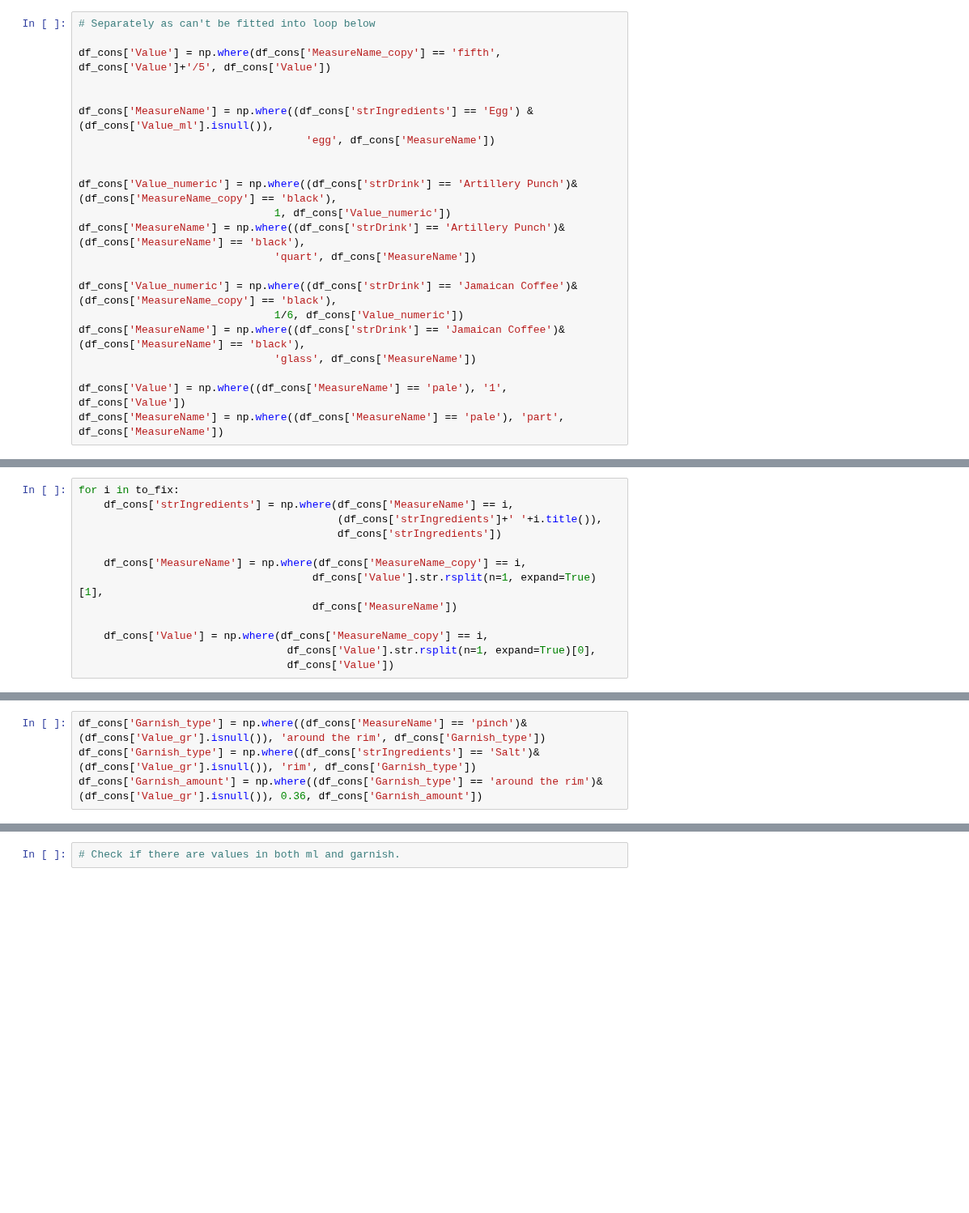
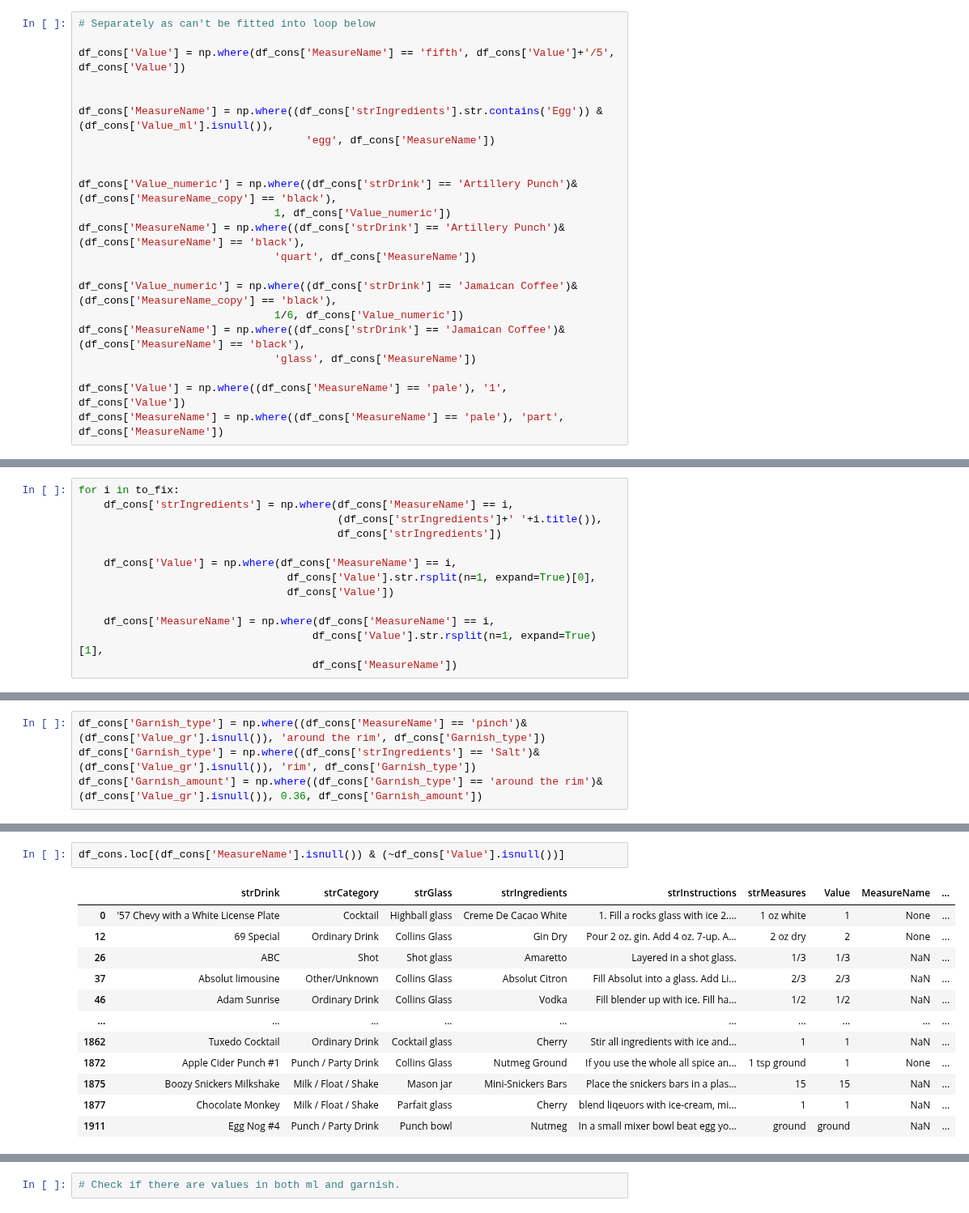
Before and after one commit to SvetlanaGruzdeva/AI-Mixologist-Project, a Jupyter notebook: data_cleaning_measures.ipynb, the cells around one changed output, grey strips where cells are left out. Shown at 81% size. Saved outputs shown, nothing was run; the diff lists cells and outputs as text; blank space fills up the shorter version.

```diff
--- a/data_cleaning_measures.ipynb
+++ b/data_cleaning_measures.ipynb
@@ -160,10 +173,10 @@ array(['white', 'oz', 'shot', 'bacardi', nan, 'dry', 'part', 'jigger',
 # %%
 # Separately as can't be fitted into loop below
 
-df_cons['Value'] = np.where(df_cons['MeasureName_copy'] == 'fifth', df_cons['Value']+'/5', df_cons['Value'])
+df_cons['Value'] = np.where(df_cons['MeasureName'] == 'fifth', df_cons['Value']+'/5', df_cons['Value'])
 
 
-df_cons['MeasureName'] = np.where((df_cons['strIngredients'] == 'Egg') & (df_cons['Value_ml'].isnull()),
+df_cons['MeasureName'] = np.where((df_cons['strIngredients'].str.contains('Egg')) & (df_cons['Value_ml'].isnull()),
                                     'egg', df_cons['MeasureName'])
 
 
@@ -191,13 +204,13 @@ for i in to_fix:
                                          (df_cons['strIngredients']+' '+i.title()),
                                          df_cons['strIngredients'])
 
-    df_cons['MeasureName'] = np.where(df_cons['MeasureName_copy'] == i,
+    df_cons['Value'] = np.where(df_cons['MeasureName'] == i,
+                                 df_cons['Value'].str.rsplit(n=1, expand=True)[0],
+                                 df_cons['Value'])
+
+    df_cons['MeasureName'] = np.where(df_cons['MeasureName'] == i,
                                      df_cons['Value'].str.rsplit(n=1, expand=True)[1],
                                      df_cons['MeasureName'])
-
-    df_cons['Value'] = np.where(df_cons['MeasureName_copy'] == i,
-                                 df_cons['Value'].str.rsplit(n=1, expand=True)[0],
-                                 df_cons['Value'])
 # %%
 # Separately as we don't need to add key-words to ingredient's name
 
@@ -798,0 +814,15 @@ array([nan, None], dtype=object)
+# %%
+df_cons.loc[(df_cons['MeasureName'].isnull()) & (~df_cons['Value'].isnull())]
+# %% [output]
+|  | strDrink | strCategory | strGlass | strIngredients | strInstructions | strMeasures | Value | MeasureName | ... |
+| 0 | '57 Chevy with a White License Plate | Cocktail | Highball glass | Creme De Cacao White | 1. Fill a rocks glass with ice 2.... | 1 oz white | 1 | None | ... |
+| 12 | 69 Special | Ordinary Drink | Collins Glass | Gin Dry | Pour 2 oz. gin. Add 4 oz. 7-up. A... | 2 oz dry | 2 | None | ... |
+| 26 | ABC | Shot | Shot glass | Amaretto | Layered in a shot glass. | 1/3 | 1/3 | NaN | ... |
+| 37 | Absolut limousine | Other/Unknown | Collins Glass | Absolut Citron | Fill Absolut into a glass. Add Li... | 2/3 | 2/3 | NaN | ... |
+| 46 | Adam Sunrise | Ordinary Drink | Collins Glass | Vodka | Fill blender up with ice. Fill ha... | 1/2 | 1/2 | NaN | ... |
+| ... | ... | ... | ... | ... | ... | ... | ... | ... | ... |
+| 1862 | Tuxedo Cocktail | Ordinary Drink | Cocktail glass | Cherry | Stir all ingredients with ice and... | 1 | 1 | NaN | ... |
+| 1872 | Apple Cider Punch #1 | Punch / Party Drink | Collins Glass | Nutmeg Ground | If you use the whole all spice an... | 1 tsp ground | 1 | None | ... |
+| 1875 | Boozy Snickers Milkshake | Milk / Float / Shake | Mason jar | Mini-Snickers Bars | Place the snickers bars in a plas... | 15 | 15 | NaN | ... |
+| 1877 | Chocolate Monkey | Milk / Float / Shake | Parfait glass | Cherry | blend liqeuors with ice-cream, mi... | 1 | 1 | NaN | ... |
+| 1911 | Egg Nog #4 | Punch / Party Drink | Punch bowl | Nutmeg | In a small mixer bowl beat egg yo... | ground | ground | NaN | ... |
```
Also changed, not shown: parts of 29 cells of this notebook.
